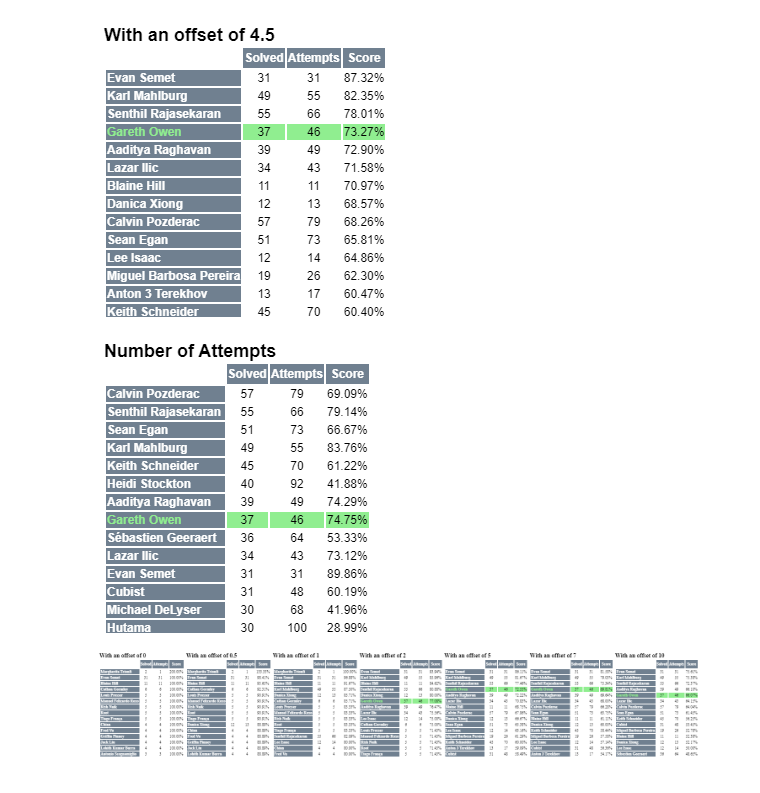
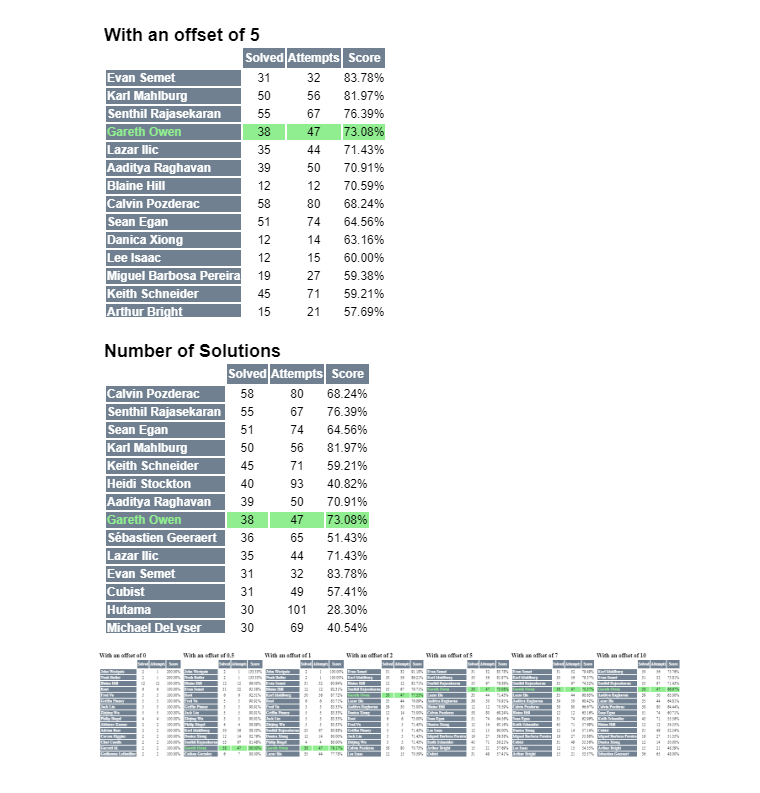
Before and after one commit to gowen100/Jane-Street-Solutions, a Jupyter notebook: 00_Leaderboard.ipynb, the cells around one changed output. Drawn from its saved outputs; the diff is of its cells as text; code cells hidden in the pictures.

Commit message:
May solution

```diff
--- a/00_Leaderboard.ipynb
+++ b/00_Leaderboard.ipynb
@@ -63,41 +65,41 @@ def df_format(styler,caption=""):
                                                                     ('font-family',font_to_use )]},
                              {'selector': '.row_heading', 'props': [('text-align', 'left'),
                                                                     ('background-color', 'slategrey'),
                                                                     ('color', 'white'),
                                                                     ('font-size', '12px'),
                                                                     ('font-family',font_to_use )]},
                              {'selector': 'caption', 'props': [ ('font-size', '18px'),
                                                                ('font-weight','bold'),
                                                                ('text-align', 'left'),
                                                                ('font-family',font_to_use )]},
                             ])
     styler.apply(lambda x: ['background: lightgreen'if x.name == 'Gareth Owen'  else '' for i in x], axis=1)
     my_name =[{'selector': '.row_heading', 'props': 'color : lightgreen'}]
     styler.set_table_styles({'Gareth Owen': my_name},axis=1,overwrite=False)
 
     return styler
 
 outputs = []
 
-for newcomer_offset in [4.5]:
+for newcomer_offset in [5]:
     df = pd.DataFrame(participants,columns = ['puzzle','Name','Order'])
     df['Name']=df['Name'].str.lstrip("1234567890. ")
     df2 = df[['Name','Order']].groupby('Name').agg({'Name':['count'],'Order': ['max']})
     df2.columns = [' '.join(col).strip() for col in df2.columns.values]
     df2.columns = ['Solved','Attempts']
     df2['Score']=df2['Solved']/(df2['Attempts']+ newcomer_offset)
     outputs += [df2.sort_values(['Score','Solved'],ascending=False)[:15].style.pipe(df_format,caption="With an offset of "+str(newcomer_offset))._repr_html_()]
 
 hti.screenshot(html_str="".join(outputs), save_as='first.png',size=(500,300))
 display(Image('first.png'))
 # %% [output]
-[figure, old version]
+[figure, new version]
 # %%
-outputs = df2.sort_values('Solved',ascending=False)[:15].style.pipe(df_format,caption="Number of Attempts")._repr_html_()
+outputs = df2.sort_values('Solved',ascending=False)[:15].style.pipe(df_format,caption="Number of Solutions")._repr_html_()
 hti.screenshot(html_str="".join(outputs), save_as='second.png',size=(500,300))
 display(Image('second.png'))
 # %% [output]
-[figure, old version]
+[figure, new version]
 # %%
 def df_format(styler,caption=""):
     styler.format({'Score':'{:.2%}','Solved':'{:.0f}','Attempted':'{:.0f}'})
@@ -137,7 +139,7 @@ for newcomer_offset in [0,0.5,1,2,5,7,10]:
 hti.screenshot(html_str="".join(outputs), save_as='third.png',size=(1500,300))
 display(Image('third.png'))
 # %% [output]
-[figure, old version]
+[figure, new version]
 # %%
 import xlwings as xw
 
```
Also changed, not shown: parts of 1 cell of this notebook, 4 other files.
